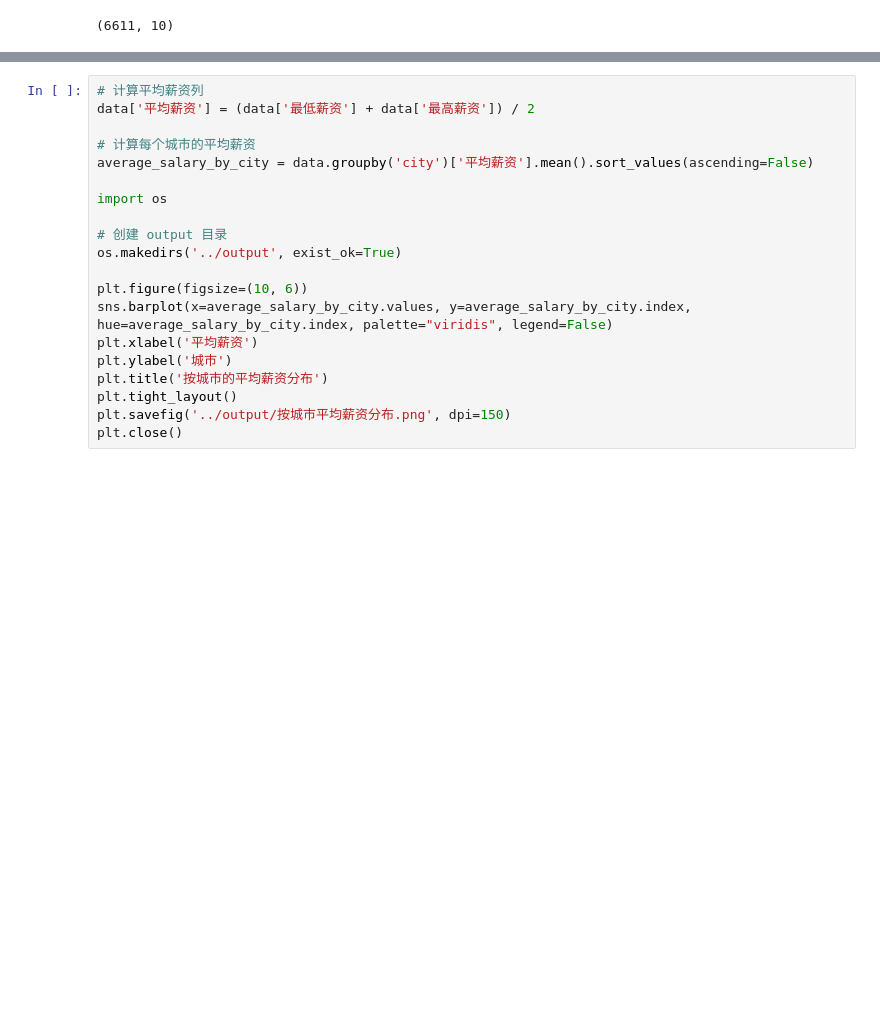
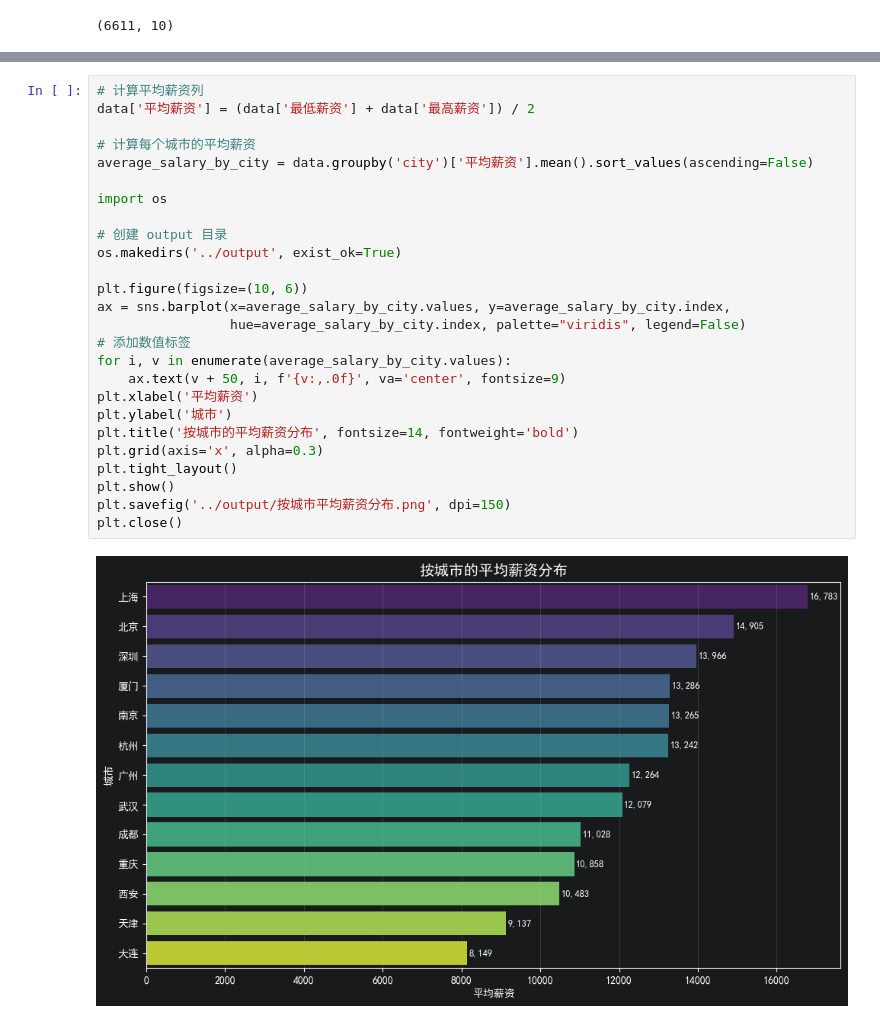
Before and after one commit to hn1318/job_analysis, a Jupyter notebook: src/main.ipynb, the cells around one changed output, grey strips where cells are left out. Drawn from its saved outputs; the diff is of its cells as text; blank space fills up the shorter version.

```diff
--- a/src/main.ipynb
+++ b/src/main.ipynb
@@ -73,21 +84,29 @@ data.head()
 # %%
 # 计算平均薪资列
 data['平均薪资'] = (data['最低薪资'] + data['最高薪资']) / 2
 
 # 计算每个城市的平均薪资
 average_salary_by_city = data.groupby('city')['平均薪资'].mean().sort_values(ascending=False)
 
 import os
 
 # 创建 output 目录
 os.makedirs('../output', exist_ok=True)
 
 plt.figure(figsize=(10, 6))
-sns.barplot(x=average_salary_by_city.values, y=average_salary_by_city.index, hue=average_salary_by_city.index, palette="viridis", legend=False)
+ax = sns.barplot(x=average_salary_by_city.values, y=average_salary_by_city.index,
+                 hue=average_salary_by_city.index, palette="viridis", legend=False)
+# 添加数值标签
+for i, v in enumerate(average_salary_by_city.values):
+    ax.text(v + 50, i, f'{v:,.0f}', va='center', fontsize=9)
 plt.xlabel('平均薪资')
 plt.ylabel('城市')
-plt.title('按城市的平均薪资分布')
+plt.title('按城市的平均薪资分布', fontsize=14, fontweight='bold')
+plt.grid(axis='x', alpha=0.3)
 plt.tight_layout()
+plt.show()
 plt.savefig('../output/按城市平均薪资分布.png', dpi=150)
 plt.close()
+# %% [output]
+[figure, added]
 # %%
```
Also changed, not shown: parts of 5 cells of this notebook, 2 other files.
